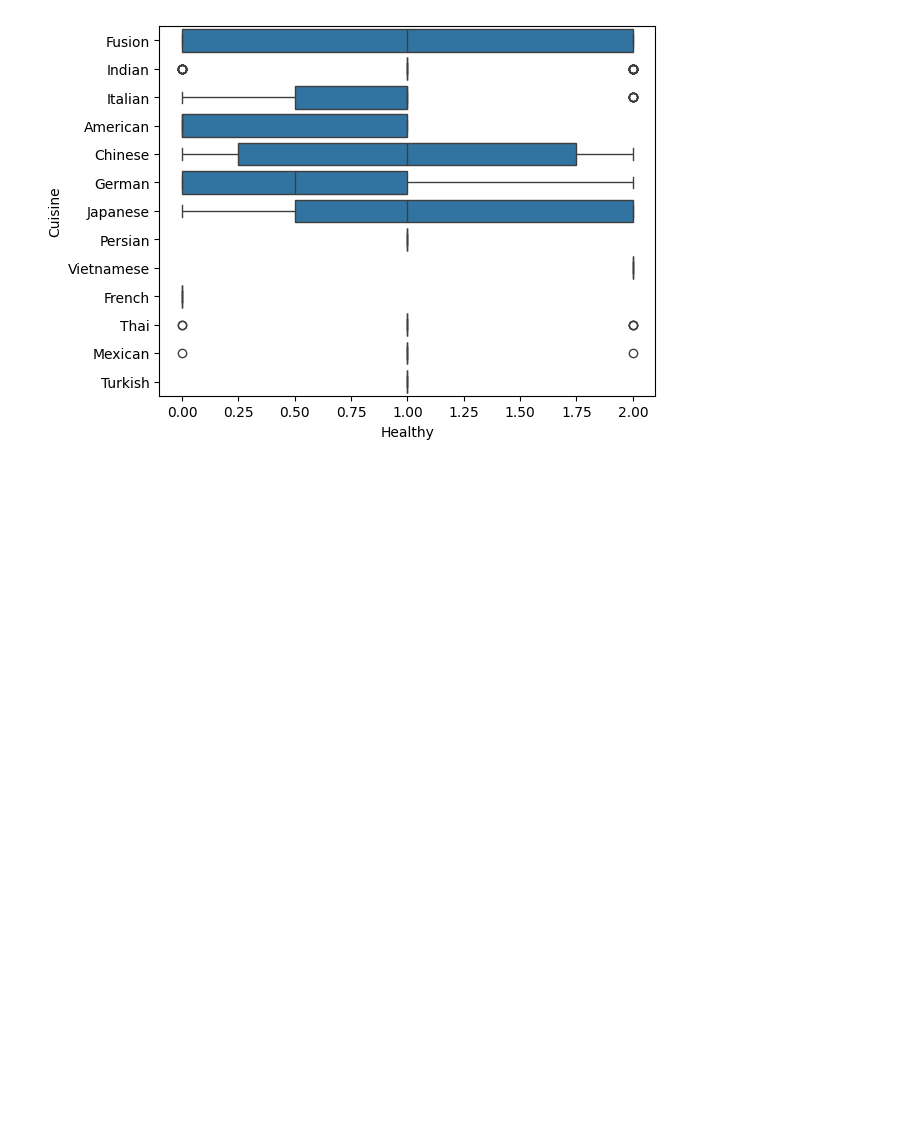
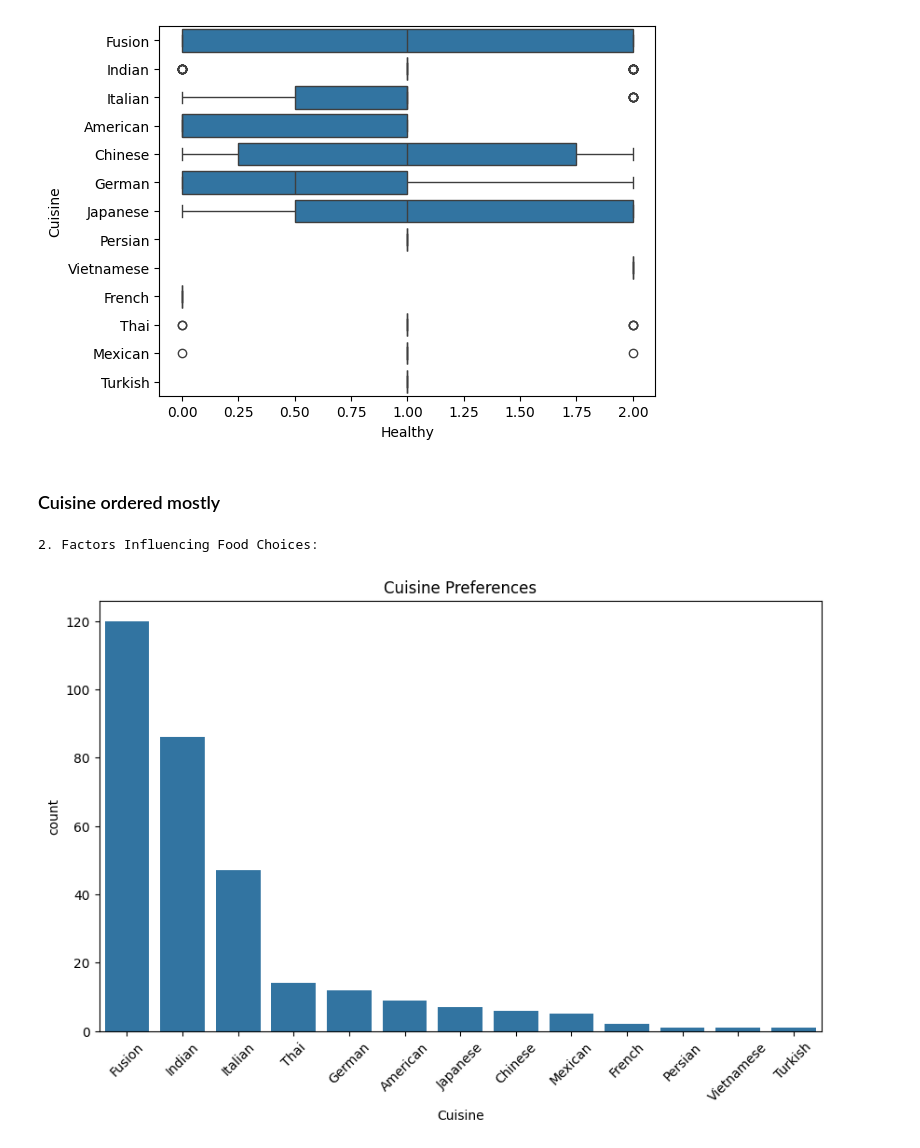
Before and after one commit to G-Nancy/project-module-1, a Jupyter notebook: data_exploration.ipynb, the cells around one changed output. Saved outputs shown, nothing was run; the diff lists cells and outputs as text; code cells hidden in the pictures; blank space fills up the shorter version.

```diff
--- a/data_exploration.ipynb
+++ b/data_exploration.ipynb
@@ -197,3 +195,15 @@ sns.boxplot(x = 'Healthy', y = 'Cuisine', data = df_p)
 # %% [output]
 <Axes: xlabel='Healthy', ylabel='Cuisine'>
 [figure]
+# %% [markdown]
+### Cuisine ordered mostly
+# %%
+print("\n Factors Influencing Food Choices:")
+plt.figure(figsize=(10, 6))
+sns.countplot(x='Cuisine', data=df_p, order = df_p['Cuisine'].value_counts().index)
+plt.title('Cuisine Preferences')
+plt.xticks(rotation=45)
+plt.show()
+# %% [output]
+2. Factors Influencing Food Choices:
+[figure, added]
```
Also changed, not shown: parts of 23 cells of this notebook, 1 other file.
